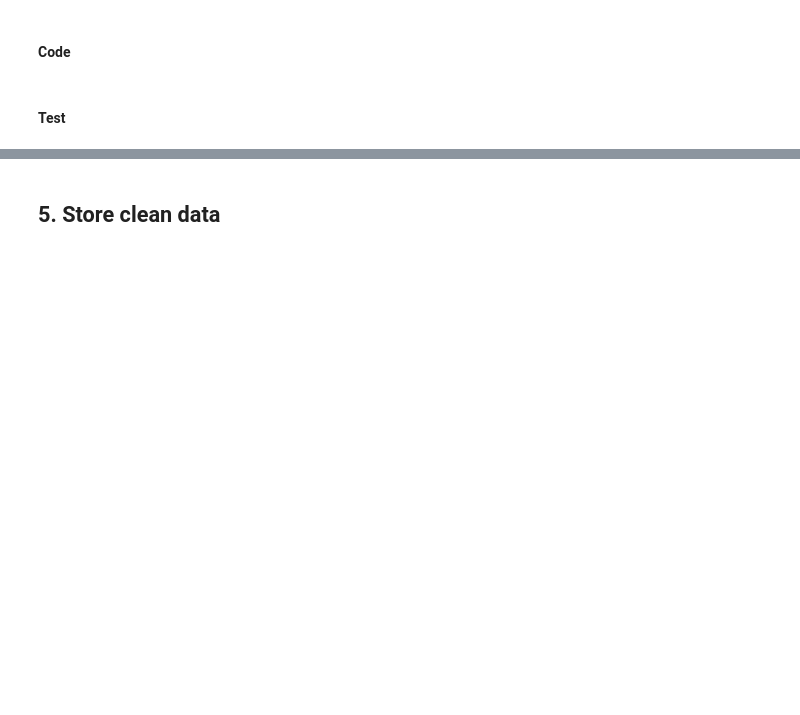
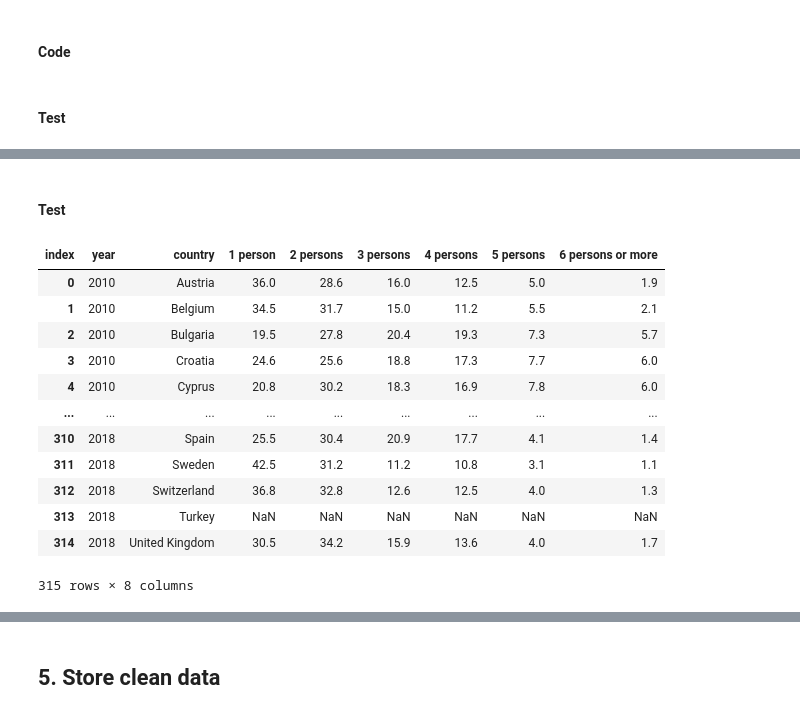
Before and after one commit to AtulSingh-Emyre/AnalysisCovid19, a Jupyter notebook: gather_clean_Covid19.ipynb, the cells around one changed output, grey strips where cells are left out. Saved outputs shown, nothing was run; the diff lists cells and outputs as text; code cells hidden in the pictures; blank space fills up the shorter version.

Commit message:
feat: Finalize clean up of dataframes and storage

```diff
--- a/gather_clean_Covid19.ipynb
+++ b/gather_clean_Covid19.ipynb
@@ -1074,0 +1128,33 @@ list(df_OWID_Testing_clean)
+# %%
+# Rename columns
+df_ESTAT_census_clean.rename(columns={'TIME': 'year', 'Value': 'percentage',
+                                            'N_PERSON': 'index'}, inplace=True)
+# %%
+# df_ESTAT_census_clean.pivot(index=df_ESTAT_census_clean.index, columns='sizeHousehold')['percentage']
+df_ESTAT_census_clean = df_ESTAT_census_clean.reset_index().groupby([
+    'year', 'country', 'index'])['percentage'].aggregate('first').unstack().reset_index()
+# %%
+# For 2019 too few values for countries available
+df_ESTAT_census_clean = df_ESTAT_census_clean.query('year<2019')
+# %%
+# Replace ':' values with NaN
+df_ESTAT_census_clean = df_ESTAT_census_clean.replace(to_replace=':', value =np.nan)
+# %% [markdown]
+#### Test
+# %%
+# Check visually
+df_ESTAT_census_clean
+# %% [output]
+| index | year | country | 1 person | 2 persons | 3 persons | 4 persons | 5 persons | 6 persons or more |
+| 0 | 2010 | Austria | 36.0 | 28.6 | 16.0 | 12.5 | 5.0 | 1.9 |
+| 1 | 2010 | Belgium | 34.5 | 31.7 | 15.0 | 11.2 | 5.5 | 2.1 |
+| 2 | 2010 | Bulgaria | 19.5 | 27.8 | 20.4 | 19.3 | 7.3 | 5.7 |
+| 3 | 2010 | Croatia | 24.6 | 25.6 | 18.8 | 17.3 | 7.7 | 6.0 |
+| 4 | 2010 | Cyprus | 20.8 | 30.2 | 18.3 | 16.9 | 7.8 | 6.0 |
+| ... | ... | ... | ... | ... | ... | ... | ... | ... |
+| 310 | 2018 | Spain | 25.5 | 30.4 | 20.9 | 17.7 | 4.1 | 1.4 |
+| 311 | 2018 | Sweden | 42.5 | 31.2 | 11.2 | 10.8 | 3.1 | 1.1 |
+| 312 | 2018 | Switzerland | 36.8 | 32.8 | 12.6 | 12.5 | 4.0 | 1.3 |
+| 313 | 2018 | Turkey | NaN | NaN | NaN | NaN | NaN | NaN |
+| 314 | 2018 | United Kingdom | 30.5 | 34.2 | 15.9 | 13.6 | 4.0 | 1.7 |
+315 rows × 8 columns
```
Also changed, not shown: parts of 64 cells of this notebook, 4 other files.
